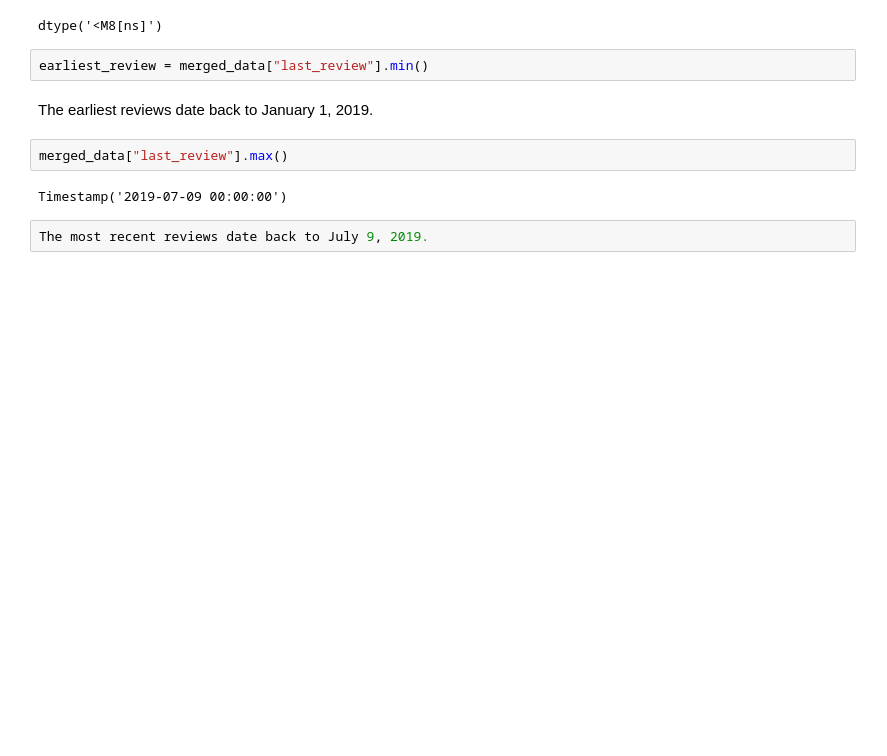
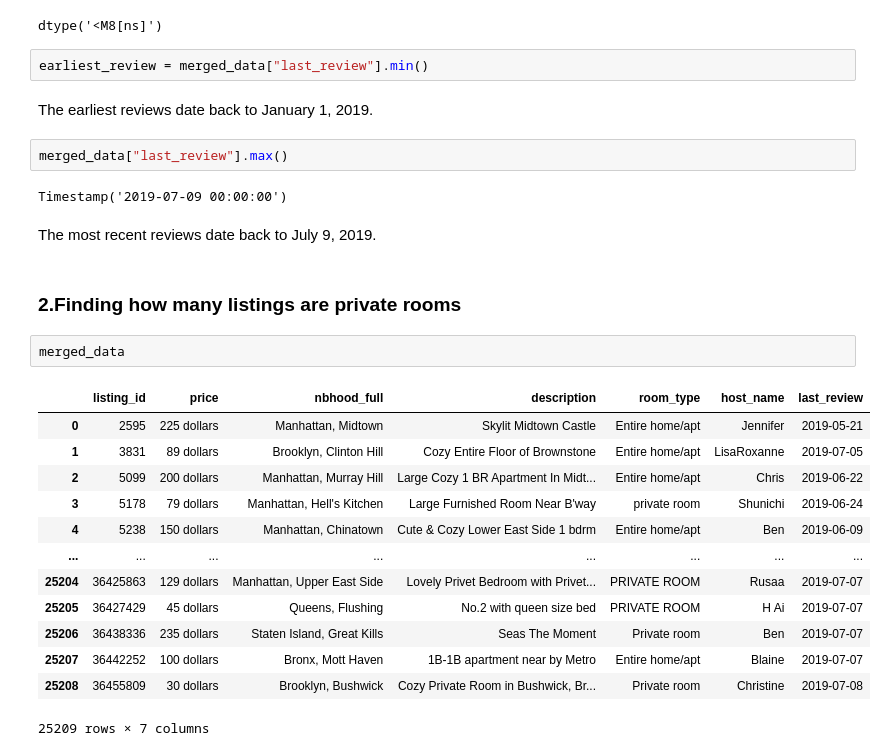
Before and after one commit to Mnr04/Data_Bootcamps_Projects, a Jupyter notebook: Exploring_Airbnb_Market_Trends.ipynb, the cells around one changed output. Cells and saved outputs as stored; diff of their text form; blank space fills up the shorter version.

```diff
--- a/Exploring_Airbnb_Market_Trends.ipynb
+++ b/Exploring_Airbnb_Market_Trends.ipynb
@@ -121,5 +123,23 @@ The earliest reviews date back to January 1, 2019.
 merged_data["last_review"].max()
 # %% [output]
 Timestamp('2019-07-09 00:00:00')
-# %%
-The most recent reviews date back to July 9, 2019.
+# %% [markdown]
+The most recent reviews date back to July 9, 2019.
+# %% [markdown]
+### 2.Finding how many listings are private rooms
+# %%
+merged_data
+# %% [output]
+|  | listing_id | price | nbhood_full | description | room_type | host_name | last_review |
+| 0 | 2595 | 225 dollars | Manhattan, Midtown | Skylit Midtown Castle | Entire home/apt | Jennifer | 2019-05-21 |
+| 1 | 3831 | 89 dollars | Brooklyn, Clinton Hill | Cozy Entire Floor of Brownstone | Entire home/apt | LisaRoxanne | 2019-07-05 |
+| 2 | 5099 | 200 dollars | Manhattan, Murray Hill | Large Cozy 1 BR Apartment In Midt... | Entire home/apt | Chris | 2019-06-22 |
+| 3 | 5178 | 79 dollars | Manhattan, Hell's Kitchen | Large Furnished Room Near B'way | private room | Shunichi | 2019-06-24 |
+| 4 | 5238 | 150 dollars | Manhattan, Chinatown | Cute & Cozy Lower East Side 1 bdrm | Entire home/apt | Ben | 2019-06-09 |
+| ... | ... | ... | ... | ... | ... | ... | ... |
+| 25204 | 36425863 | 129 dollars | Manhattan, Upper East Side | Lovely Privet Bedroom with Privet... | PRIVATE ROOM | Rusaa | 2019-07-07 |
+| 25205 | 36427429 | 45 dollars | Queens, Flushing | No.2 with queen size bed | PRIVATE ROOM | H Ai | 2019-07-07 |
+| 25206 | 36438336 | 235 dollars | Staten Island, Great Kills | Seas The Moment | Private room | Ben | 2019-07-07 |
+| 25207 | 36442252 | 100 dollars | Bronx, Mott Haven | 1B-1B apartment near by Metro | Entire home/apt | Blaine | 2019-07-07 |
+| 25208 | 36455809 | 30 dollars | Brooklyn, Bushwick | Cozy Private Room in Bushwick, Br... | Private room | Christine | 2019-07-08 |
+25209 rows × 7 columns
```
Also changed, not shown: parts of 12 cells of this notebook.
